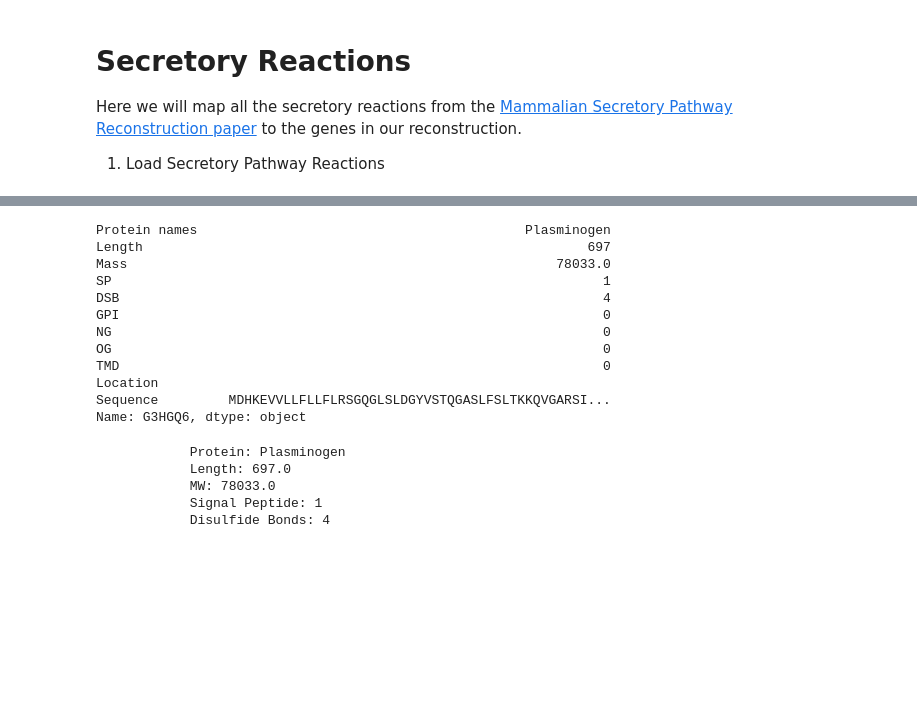
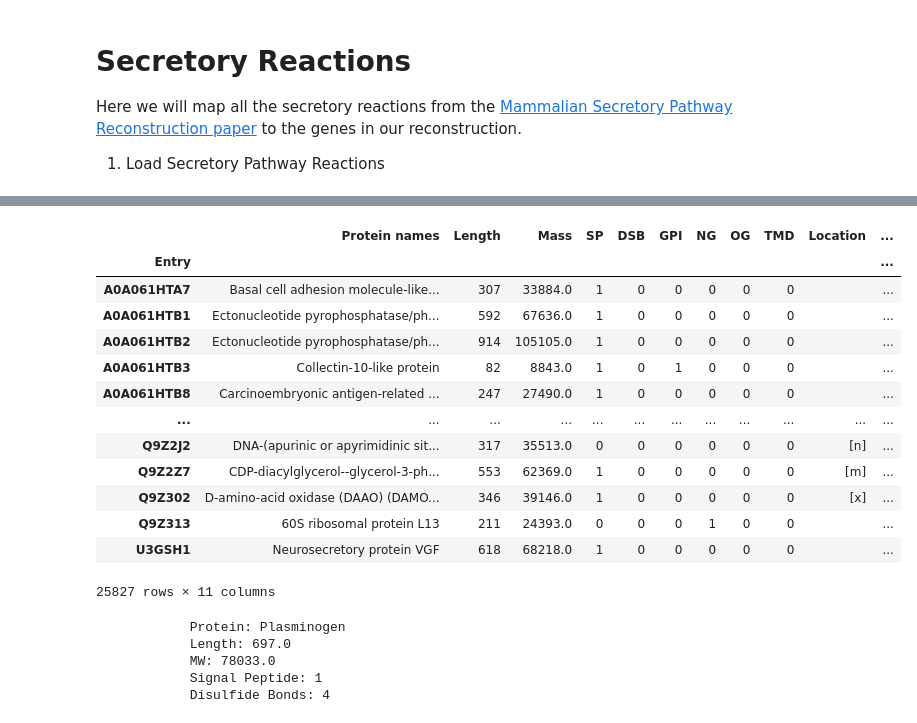
Before and after one commit to pablodig/secRecon-Secretory-Pathway-Reconstruction, a Jupyter notebook: Sec_Recon_Reactions.ipynb, the cells around one changed output, grey strips where cells are left out. Drawn from its saved outputs; the diff is of its cells as text; code cells hidden in the pictures; blank space fills up the shorter version.

```diff
--- a/Sec_Recon_Reactions.ipynb
+++ b/Sec_Recon_Reactions.ipynb
@@ -52,25 +68,27 @@ rxnComponents = list(sec_reactions['Components'])
 PSIM = pd.read_csv('PSIM/PSIM_CHO.tab', sep='\t')
 PSIM.fillna({'Location': ''}, inplace=True) # Replace NaN values in the 'Location' column with empty strings
 PSIM.set_index('Entry', inplace=True)
+# %%
+PSIM
+# %% [output]
+|  | Protein names | Length | Mass | SP | DSB | GPI | NG | OG | TMD | Location | ... |
+| Entry |  |  |  |  |  |  |  |  |  |  | ... |
+| A0A061HTA7 | Basal cell adhesion molecule-like... | 307 | 33884.0 | 1 | 0 | 0 | 0 | 0 | 0 |  | ... |
+| A0A061HTB1 | Ectonucleotide pyrophosphatase/ph... | 592 | 67636.0 | 1 | 0 | 0 | 0 | 0 | 0 |  | ... |
+| A0A061HTB2 | Ectonucleotide pyrophosphatase/ph... | 914 | 105105.0 | 1 | 0 | 0 | 0 | 0 | 0 |  | ... |
+| A0A061HTB3 | Collectin-10-like protein | 82 | 8843.0 | 1 | 0 | 1 | 0 | 0 | 0 |  | ... |
+| A0A061HTB8 | Carcinoembryonic antigen-related ... | 247 | 27490.0 | 1 | 0 | 0 | 0 | 0 | 0 |  | ... |
+| ... | ... | ... | ... | ... | ... | ... | ... | ... | ... | ... | ... |
+| Q9Z2J2 | DNA-(apurinic or apyrimidinic sit... | 317 | 35513.0 | 0 | 0 | 0 | 0 | 0 | 0 | [n] | ... |
+| Q9Z2Z7 | CDP-diacylglycerol--glycerol-3-ph... | 553 | 62369.0 | 1 | 0 | 0 | 0 | 0 | 0 | [m] | ... |
+| Q9Z302 | D-amino-acid oxidase (DAAO) (DAMO... | 346 | 39146.0 | 1 | 0 | 0 | 0 | 0 | 0 | [x] | ... |
+| Q9Z313 | 60S ribosomal protein L13 | 211 | 24393.0 | 0 | 0 | 0 | 1 | 0 | 0 |  | ... |
+| U3GSH1 | Neurosecretory protein VGF | 618 | 68218.0 | 1 | 0 | 0 | 0 | 0 | 0 |  | ... |
+25827 rows × 11 columns
 # %%
 # Define the entry ID you are looking for
 entryID = 'G3HGQ6'
 
 # Create the Protein Specific Information (PSI) list
 PSI = PSIM.loc[entryID]
-# %%
-PSI
-# %% [output]
-Protein names                                          Plasminogen
-Length                                                         697
-Mass                                                       78033.0
-SP                                                               1
-DSB                                                              4
-GPI                                                              0
-NG                                                               0
-OG                                                               0
-TMD                                                              0
-Location
-Sequence         MDHKEVVLLFLLFLRSGQGLSLDGYVSTQGASLFSLTKKQVGARSI...
-Name: G3HGQ6, dtype: object
 # %%
```
Also changed, not shown: parts of 10 cells of this notebook, 2 other files.
